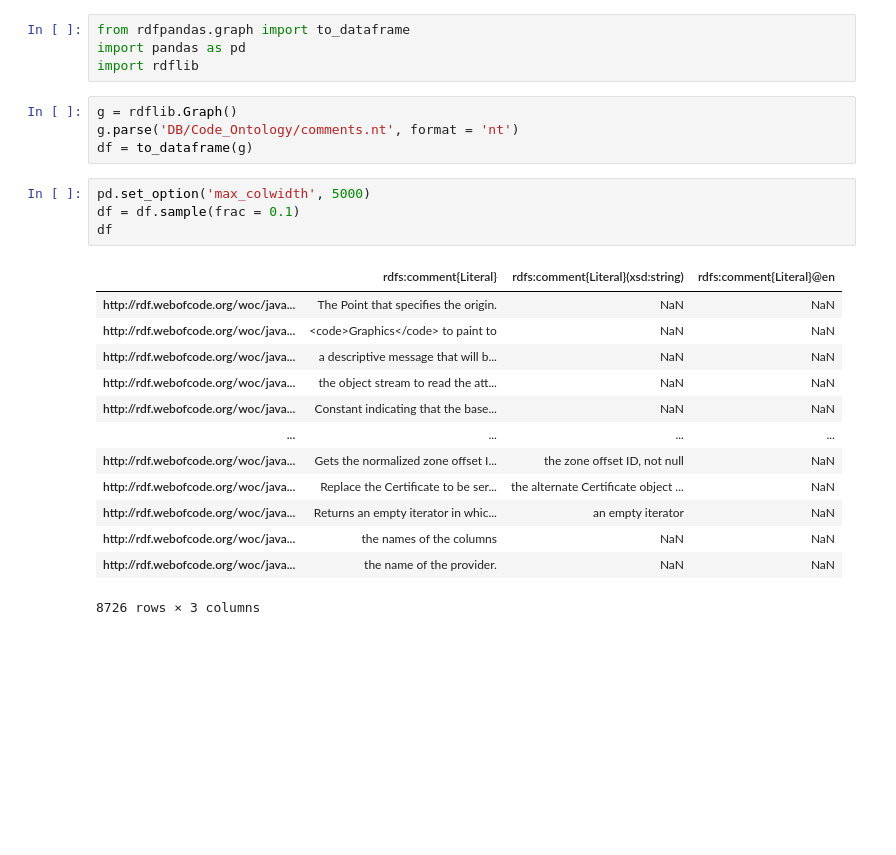
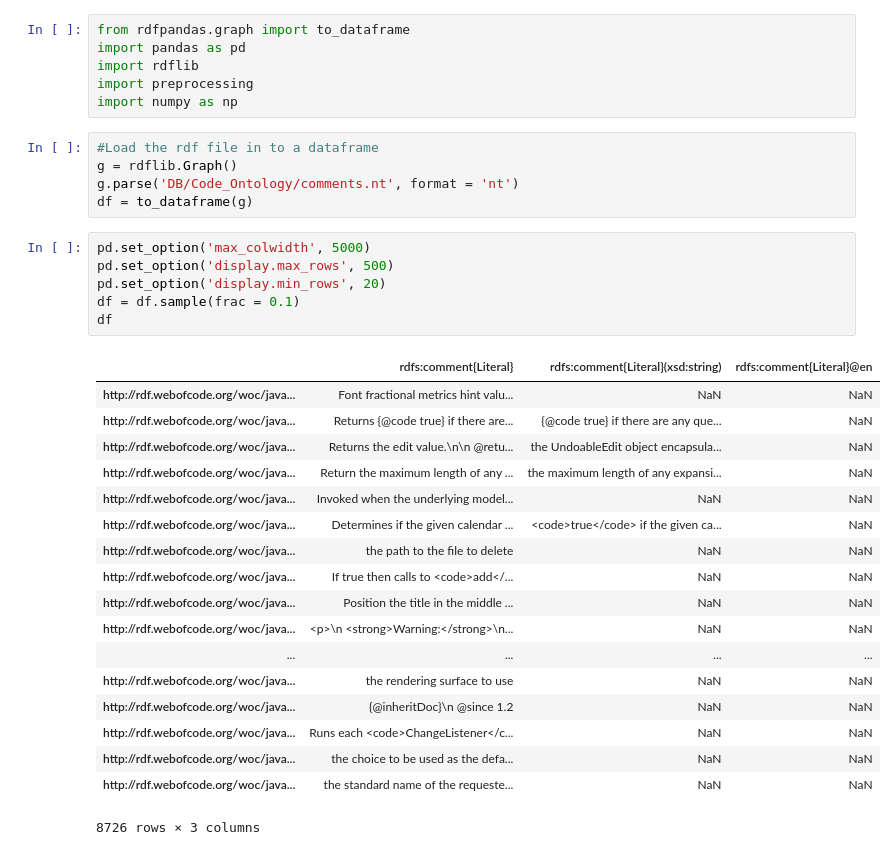
Before and after one commit to aibba19/ChatBot-Q-A-StackOverflow, a Jupyter notebook: get_ontology_data.ipynb, the cells around one changed output. Saved outputs shown, nothing was run; the diff lists cells and outputs as text; blank space fills up the shorter version.

```diff
--- a/get_ontology_data.ipynb
+++ b/get_ontology_data.ipynb
@@ -2,26 +2,36 @@
 from rdfpandas.graph import to_dataframe
 import pandas as pd
 import rdflib
+import preprocessing
+import numpy as np
 # %%
+#Load the rdf file in to a dataframe
 g = rdflib.Graph()
 g.parse('DB/Code_Ontology/comments.nt', format = 'nt')
 df = to_dataframe(g)
 # %%
 pd.set_option('max_colwidth', 5000)
+pd.set_option('display.max_rows', 500)
+pd.set_option('display.min_rows', 20)
 df = df.sample(frac = 0.1)
 df
 # %% [output]
 |  | rdfs:comment{Literal} | rdfs:comment{Literal}(xsd:string) | rdfs:comment{Literal}@en |
-| http://rdf.webofcode.org/woc/java... | The Point that specifies the origin. | NaN | NaN |
-| http://rdf.webofcode.org/woc/java... | <code>Graphics</code> to paint to | NaN | NaN |
-| http://rdf.webofcode.org/woc/java... | a descriptive message that will b... | NaN | NaN |
-| http://rdf.webofcode.org/woc/java... | the object stream to read the att... | NaN | NaN |
-| http://rdf.webofcode.org/woc/java... | Constant indicating that the base... | NaN | NaN |
+| http://rdf.webofcode.org/woc/java... | Font fractional metrics hint valu... | NaN | NaN |
+| http://rdf.webofcode.org/woc/java... | Returns {@code true} if there are... | {@code true} if there are any que... | NaN |
+| http://rdf.webofcode.org/woc/java... | Returns the edit value.\n\n @retu... | the UndoableEdit object encapsula... | NaN |
+| http://rdf.webofcode.org/woc/java... | Return the maximum length of any ... | the maximum length of any expansi... | NaN |
+| http://rdf.webofcode.org/woc/java... | Invoked when the underlying model... | NaN | NaN |
+| http://rdf.webofcode.org/woc/java... | Determines if the given calendar ... | <code>true</code> if the given ca... | NaN |
+| http://rdf.webofcode.org/woc/java... | the path to the file to delete | NaN | NaN |
+| http://rdf.webofcode.org/woc/java... | If true then calls to <code>add</... | NaN | NaN |
+| http://rdf.webofcode.org/woc/java... | Position the title in the middle ... | NaN | NaN |
+| http://rdf.webofcode.org/woc/java... | <p>\n <strong>Warning:</strong>\n... | NaN | NaN |
 | ... | ... | ... | ... |
-| http://rdf.webofcode.org/woc/java... | Gets the normalized zone offset I... | the zone offset ID, not null | NaN |
-| http://rdf.webofcode.org/woc/java... | Replace the Certificate to be ser... | the alternate Certificate object ... | NaN |
-| http://rdf.webofcode.org/woc/java... | Returns an empty iterator in whic... | an empty iterator | NaN |
-| http://rdf.webofcode.org/woc/java... | the names of the columns | NaN | NaN |
-| http://rdf.webofcode.org/woc/java... | the name of the provider. | NaN | NaN |
+| http://rdf.webofcode.org/woc/java... | the rendering surface to use | NaN | NaN |
+| http://rdf.webofcode.org/woc/java... | {@inheritDoc}\n @since 1.2 | NaN | NaN |
+| http://rdf.webofcode.org/woc/java... | Runs each <code>ChangeListener</c... | NaN | NaN |
+| http://rdf.webofcode.org/woc/java... | the choice to be used as the defa... | NaN | NaN |
+| http://rdf.webofcode.org/woc/java... | the standard name of the requeste... | NaN | NaN |
 8726 rows × 3 columns
 # %%
```
Also changed, not shown: parts of 12 cells of this notebook, 3 other files.
